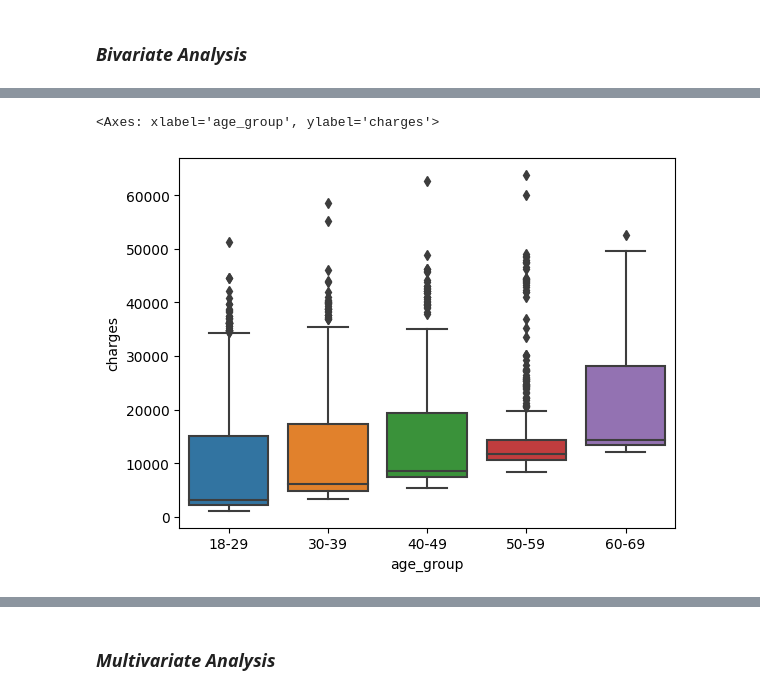
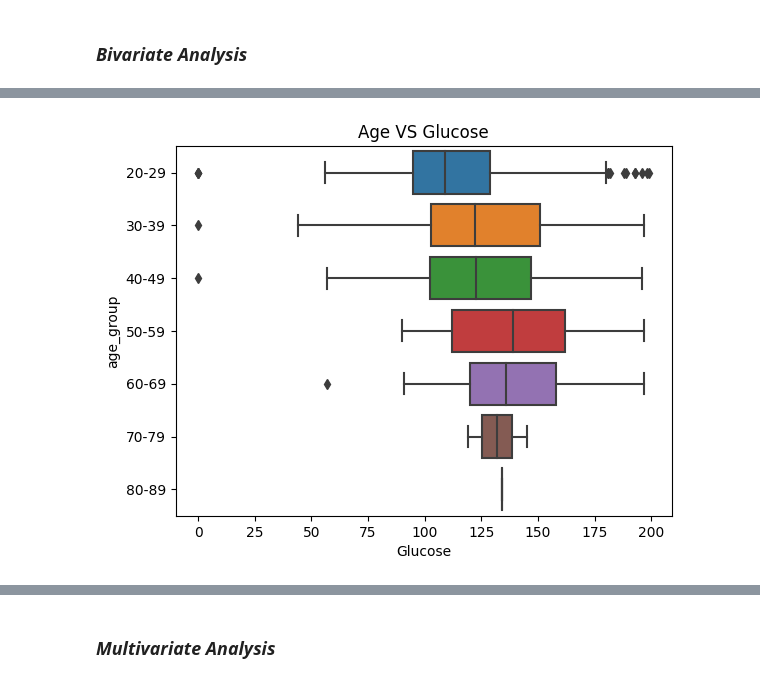
Before and after one commit to Mdhlalose/Anomaly-Detector-for-Pregnant-Diabetic-Patients, a Jupyter notebook: code.ipynb, the cells around one changed output, grey strips where cells are left out. Cells and saved outputs as stored; diff of their text form; code cells hidden in the pictures.

```diff
--- a/code.ipynb
+++ b/code.ipynb
@@ -17,7 +15,7 @@ import seaborn as sns
 # %% [markdown]
 ## ***Dataset***
 # %%
-df = pd.read_csv("/workspaces/Anomoly-detection/insurance.csv")
+df = pd.read_csv("/workspaces/Anomoly-detection/diabetes.csv")
 # %% [markdown]
 ***
 # ***Exploratory Data Analysis***
@@ -171,14 +187,15 @@ sns.scatterplot(x = df["age"], y = df["charges"], color='g')
 # %%
-# Define age group bins and labels
-age_bins = [18, 30, 40, 50, 60, 70]
-age_labels = ['18-29', '30-39', '40-49', '50-59', '60-69']
+# Define Age group bins and labels
+age_bins = [20, 30, 40, 50, 60, 70, 80, 90]
+age_labels = ['20-29', '30-39', '40-49', '50-59', '60-69', '70-79', '80-89']
 
 # Create a new column 'age_group' in the DataFrame
-df['age_group'] = pd.cut(df['age'], bins=age_bins, labels=age_labels, right=False)
+df['age_group'] = pd.cut(df['Age'], bins=age_bins, labels=age_labels, right=False)
 
-sns.boxplot(x=df["age_group"], y=df["charges"])
+sns.boxplot(y=df["age_group"], x=df["Glucose"])
+plt.title('Age VS Glucose')
+plt.show()
 # %% [output]
-<Axes: xlabel='age_group', ylabel='charges'>
-[figure, old version]
+[figure, new version]
 # %%
 del df['age_group']
```
Also changed, not shown: parts of 49 cells of this notebook, 2 other files.
